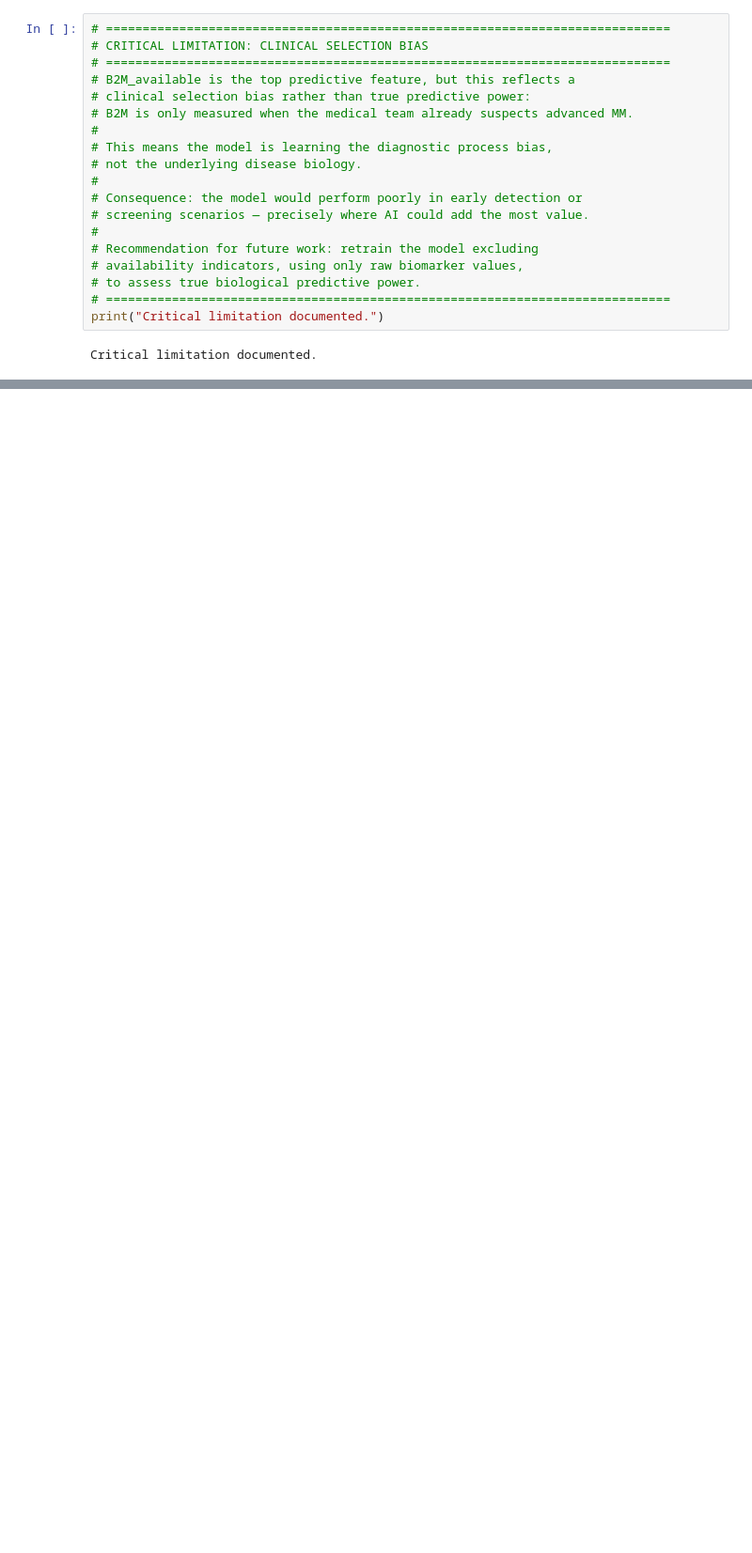
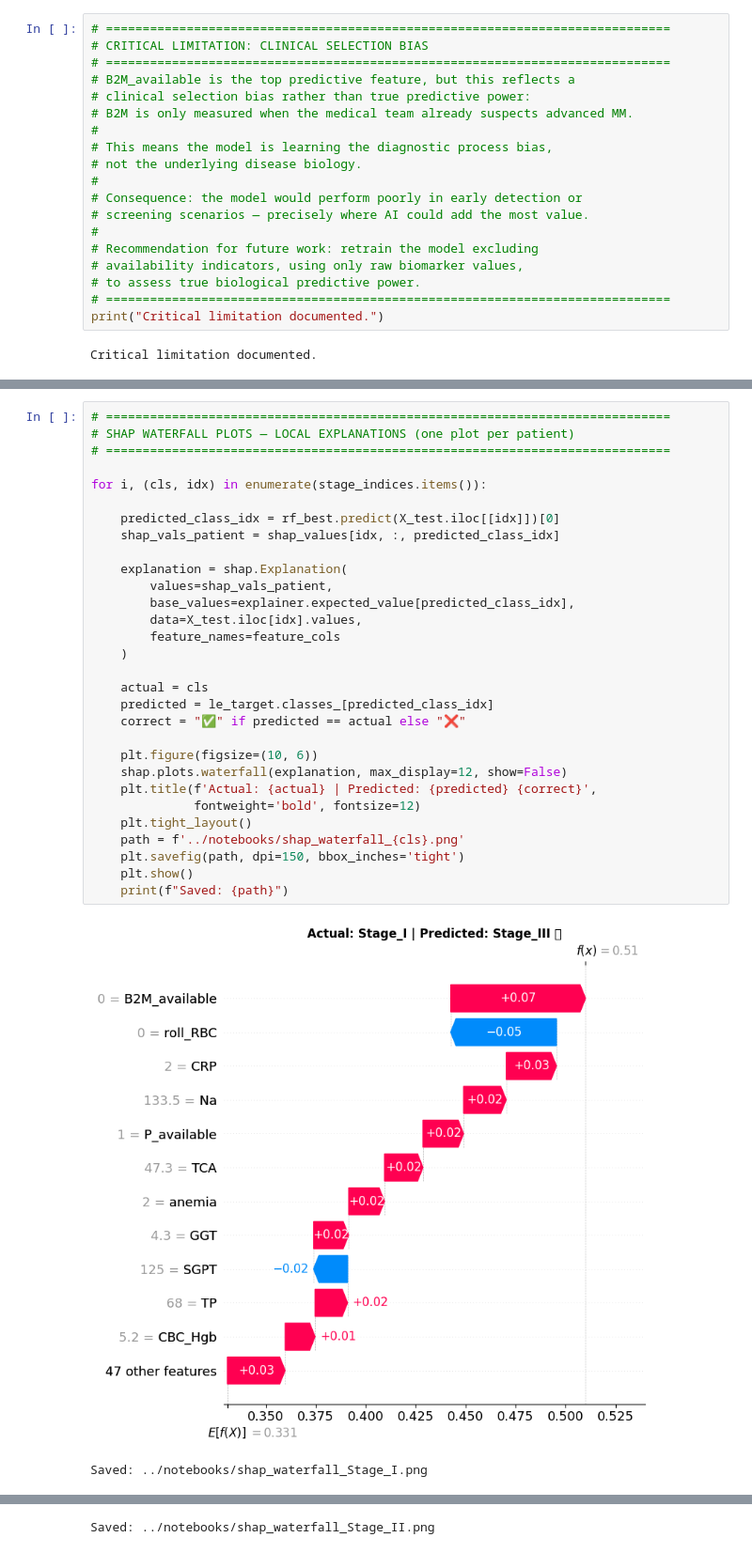
Before and after one commit to miguelm71/myeloma-explainability, a Jupyter notebook: notebooks/03_explainability.ipynb, the cells around one changed output, grey strips where cells are left out. Shown at 94% size. Cells and saved outputs as stored; diff of their text form; blank space fills up the shorter version.

```diff
--- a/notebooks/03_explainability.ipynb
+++ b/notebooks/03_explainability.ipynb
@@ -168,0 +232,33 @@ Critical limitation documented.
+# %%
+# =============================================================================
+# SHAP WATERFALL PLOTS — LOCAL EXPLANATIONS (one plot per patient)
+# =============================================================================
+
+for i, (cls, idx) in enumerate(stage_indices.items()):
+
+    predicted_class_idx = rf_best.predict(X_test.iloc[[idx]])[0]
+    shap_vals_patient = shap_values[idx, :, predicted_class_idx]
+
+    explanation = shap.Explanation(
+        values=shap_vals_patient,
+        base_values=explainer.expected_value[predicted_class_idx],
+        data=X_test.iloc[idx].values,
+        feature_names=feature_cols
+    )
+
+    actual = cls
+    predicted = le_target.classes_[predicted_class_idx]
+    correct = "✅" if predicted == actual else "❌"
+
+    plt.figure(figsize=(10, 6))
+    shap.plots.waterfall(explanation, max_display=12, show=False)
+    plt.title(f'Actual: {actual} | Predicted: {predicted} {correct}',
+              fontweight='bold', fontsize=12)
+    plt.tight_layout()
+    path = f'../notebooks/shap_waterfall_{cls}.png'
+    plt.savefig(path, dpi=150, bbox_inches='tight')
+    plt.show()
+    print(f"Saved: {path}")
+# %% [output]
+[figure, added]
+Saved: ../notebooks/shap_waterfall_Stage_I.png
@@ -168,0 +266 @@ Critical limitation documented.
+Saved: ../notebooks/shap_waterfall_Stage_II.png
```
Also changed, not shown: parts of 4 cells of this notebook, 45 other files.
